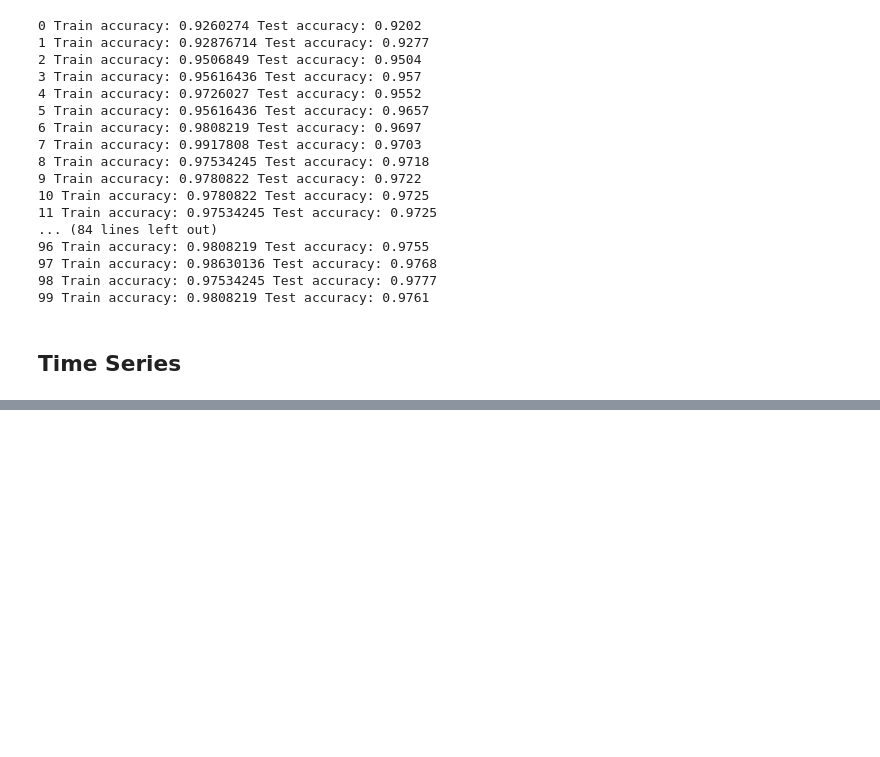
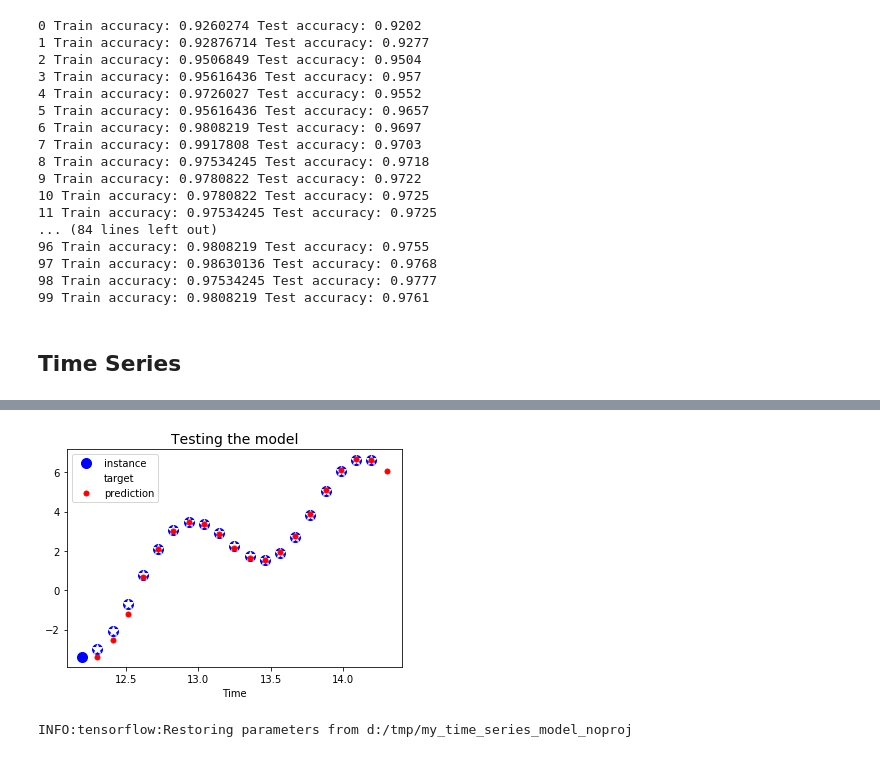
Before and after one commit to guotuofeng/ml, a Jupyter notebook: handonml/chapter14.ipynb, the cells around one changed output, grey strips where cells are left out. Drawn from its saved outputs; the diff is of its cells as text; code cells hidden in the pictures; blank space fills up the shorter version.

```diff
--- a/handonml/chapter14.ipynb
+++ b/handonml/chapter14.ipynb
@@ -338,0 +586,22 @@ with tf.Session() as sess:
+# %%
+plt.title("Testing the model", fontsize=14)
+plt.plot(t_instance[:-1], time_series(t_instance[:-1]), "bo", markersize=10, label="instance")
+plt.plot(t_instance[1:], time_series(t_instance[1:]), "w*", markersize=10, label="target")
+plt.plot(t_instance[1:], y_pred[0,:,0], "r.", markersize=10, label="prediction")
+plt.legend(loc="upper left")
+plt.xlabel("Time")
+
+plt.show()
+# %% [output]
+[figure, added]
+# %%
+with tf.Session() as sess:                        # not shown in the book
+    saver.restore(sess, "d:/tmp/my_time_series_model_noproj") # not shown
+
+    sequence = [0.] * n_steps
+    for iteration in range(300):
+        X_batch = np.array(sequence[-n_steps:]).reshape(1, n_steps, 1)
+        y_pred = sess.run(outputs, feed_dict={X: X_batch})
+        sequence.append(y_pred[0, -1, 0])
+# %% [output]
+INFO:tensorflow:Restoring parameters from d:/tmp/my_time_series_model_noproj
```
Also changed, not shown: parts of 16 cells of this notebook.
